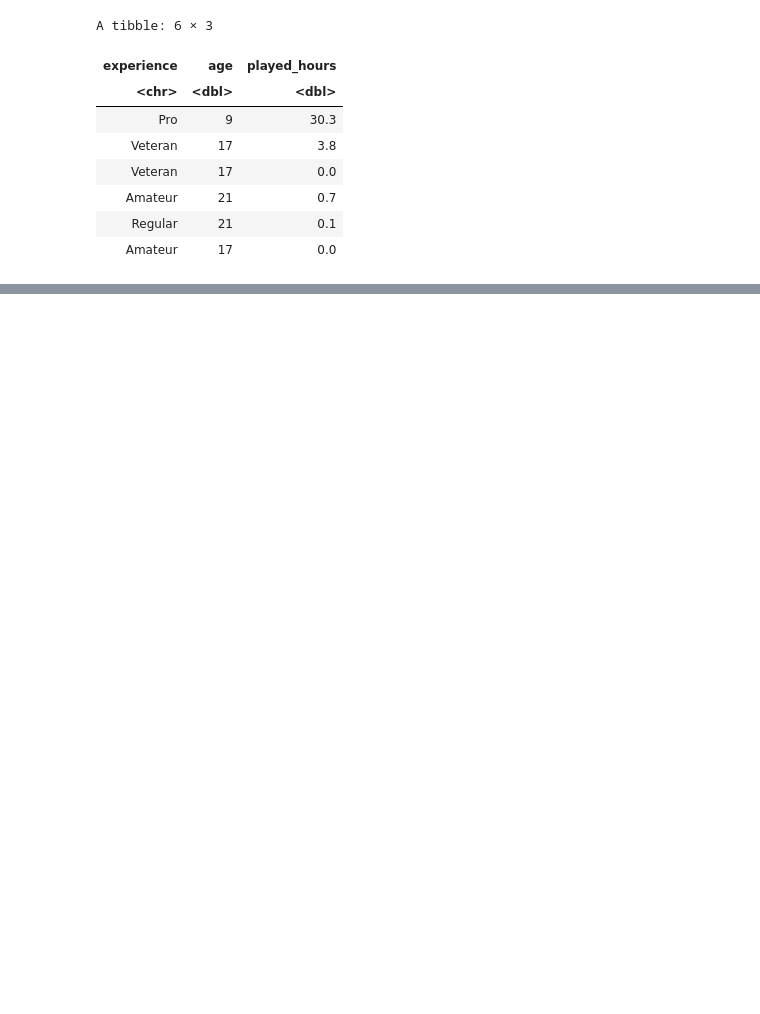
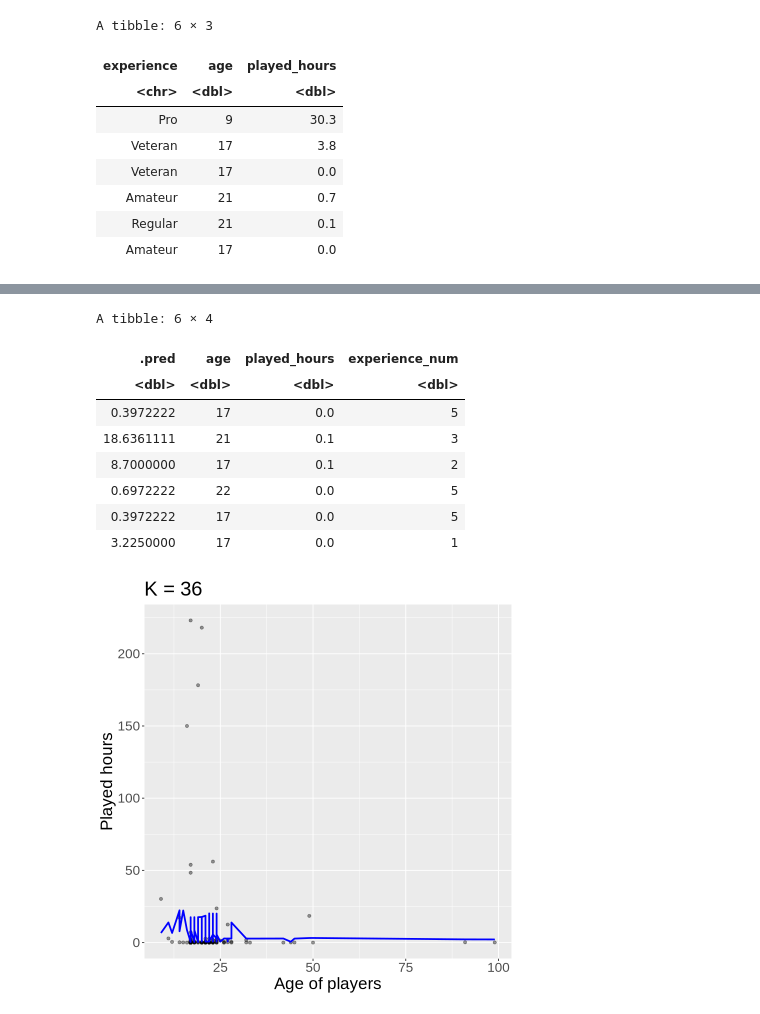
Before and after one commit to janeymhe/dsci-100-project, a Jupyter notebook: final_project.ipynb, the cells around one changed output, grey strips where cells are left out. Drawn from its saved outputs; the diff is of its cells as text; code cells hidden in the pictures; blank space fills up the shorter version.

```diff
--- a/final_project.ipynb
+++ b/final_project.ipynb
@@ -88,0 +162,22 @@ ERROR: Error in parse(text = x, srcfile = src): <text>:3:5: unexpected ','
+# %%
+# testing with test data and find rmse
+
+k_min <- players_results_min |>
+         pull(neighbors)
+
+players_best_spec <- nearest_neighbor(weight_func = "rectangular", neighbors = k_min) |>
+                     set_engine("kknn") |>
+                     set_mode("regression")
+
+players_fit <- workflow() |>
+               add_recipe(players_recipe) |>
+               add_model(players_best_spec) |>
+               fit(data = players_training)
+
+
+players_summary <- players_fit |>
+                   predict(players_testing) |>
+                   bind_cols(players_testing) |>
+                   metrics(truth = played_hours, estimate = .pred)|>
+                   filter(.metric == "rmse")
+players_summary
@@ -88,0 +189,33 @@ ERROR: Error in parse(text = x, srcfile = src): <text>:3:5: unexpected ','
+# %%
+# visualizing the relationship between age and played hours with k = 36
+
+players_preds <- players_best_fit |>
+                 predict(players_training) |>
+                 bind_cols(players_training)
+
+head(players_preds)
+
+players_plot <- ggplot(players_preds, aes(x = age, y = played_hours)) +
+                geom_point(alpha = 0.4) +
+                geom_line(data = players_preds,
+                          mapping = aes(x = age, y = .pred),
+                          color = "blue",
+                          linewidth = 1) +
+                xlab("Age of players") +
+                ylab("Played hours") +
+                geom_line(data = players_preds, aes(x = age, y = .pred), color = "blue") +
+                ggtitle(paste0("K = ", k_min)) +
+                theme(text = element_text(size = 20))
+
+players_plot
+# %% [output]
+A tibble: 6 × 4
+| .pred | age | played_hours | experience_num |
+| <dbl> | <dbl> | <dbl> | <dbl> |
+| 0.3972222 | 17 | 0.0 | 5 |
+| 18.6361111 | 21 | 0.1 | 3 |
+| 8.7000000 | 17 | 0.1 | 2 |
+| 0.6972222 | 22 | 0.0 | 5 |
+| 0.3972222 | 17 | 0.0 | 5 |
+| 3.2250000 | 17 | 0.0 | 1 |
+[figure, added]
```
Also changed, not shown: parts of 18 cells of this notebook.
